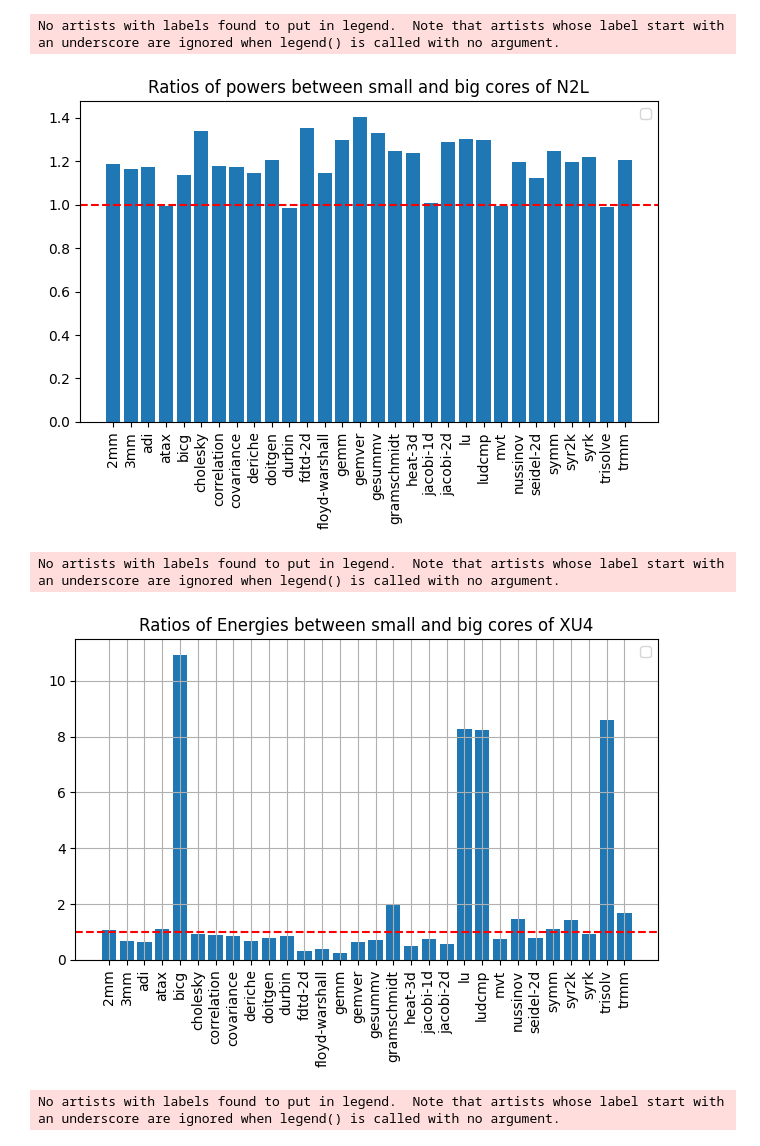
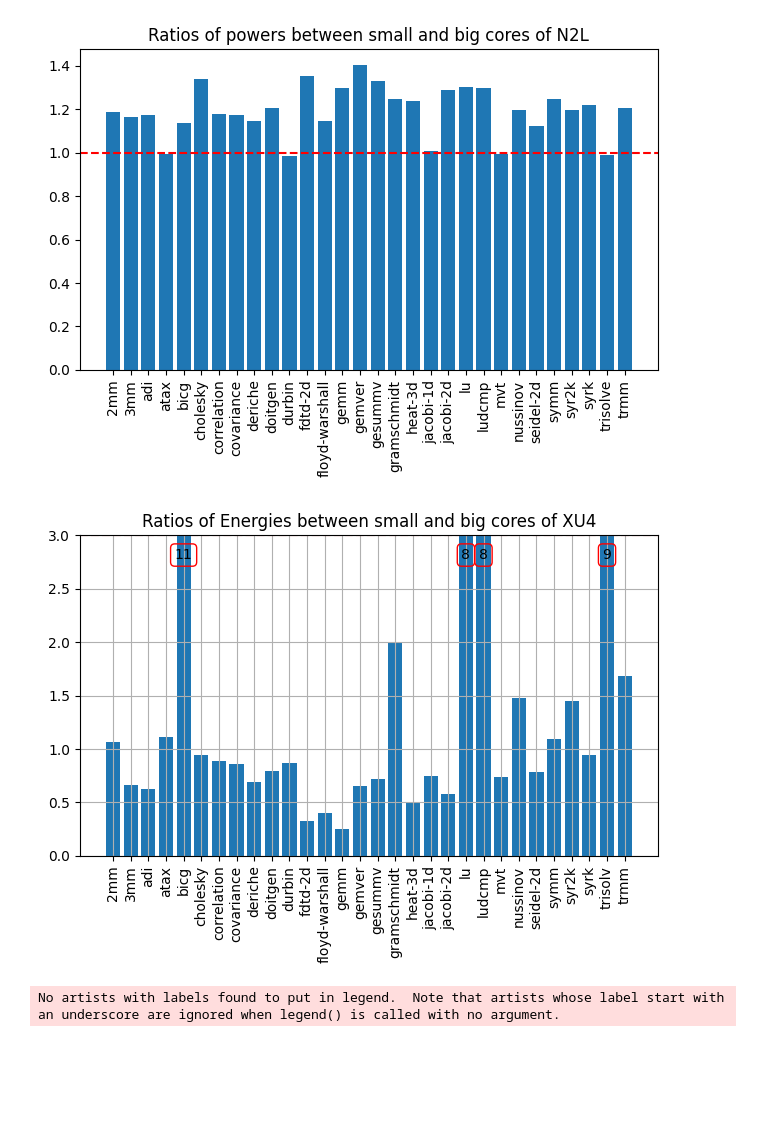
Before and after one commit to Hema-Sri-Ch/mini-project, a Jupyter notebook: Polybench/Powers/Visualize.ipynb, the cells around one changed output. Drawn from its saved outputs; the diff is of its cells as text; code cells hidden in the pictures; blank space fills up the shorter version.

```diff
--- a/Polybench/Powers/Visualize.ipynb
+++ b/Polybench/Powers/Visualize.ipynb
@@ -38,6 +40,6 @@ for file in files:
 # %%
 # Run the 'ls' command and capture its output
-command = "ls power64-0/*.csv"
+command = "ls power64-singleSmall/*.csv"
 output = subprocess.check_output(command, shell=True, text=True)
 
 # Print the captured output
@@ -51,10 +53,11 @@ for file in files:
     Y3.append(df['power'].mean()/1000)
     time = np.array(df['time_stamp'])
     Energy3.append((df['power'].mean()/1000)*((time[-1] - time[0])/1000))
-    X3.append(file[10:-4])
+    t = file.find('/')
+    X3.append(file[t+1:-4])
 # %%
 # Run the 'ls' command and capture its output
-command = "ls power64-2/*.csv"
+command = "ls power64-singleBig/*.csv"
 output = subprocess.check_output(command, shell=True, text=True)
 
 # Print the captured output
@@ -68,7 +71,8 @@ for file in files:
     Y4.append(df['power'].mean()/1000)
     time = np.array(df['time_stamp'])
     Energy4.append((df['power'].mean()/1000)*((time[-1] - time[0])/1000))
-    X4.append(file[10:-4])
+    t = file.find('/')
+    X4.append(file[t+1:-4])
 # %%
 # Plotting small and big cores power averages
 barWidth = 0.5
@@ -179,29 +257,61 @@ plt.grid()
 plt.xticks(rotation=90)
 plt.grid()
 plt.title("Ratios of powers between small and big cores of N2L")
-plt.legend()
 plt.tight_layout()
 plt.savefig("plot6.png")
 plt.show()
 # %% [output]
-No artists with labels found to put in legend.  Note that artists whose label start with an underscore are ignored when legend() is called with no argument.
 [figure]
 # %%
 eY = []
 for i in range(30):
     eY.append(Energy2[i]/Energy1[i])
-plt.bar(X1, eY)
-plt.xticks(rotation=90)
-plt.axhline(y=1, linestyle='--', color='red')
+# plt.bar(X1, eY)
+# plt.xticks(rotation=90)
+# plt.ylim(0, 3)
+# plt.axhline(y=1, linestyle='--', color='red')
+# plt.grid()
+# plt.title("Ratios of Energies between small and big cores of XU4")
+# plt.legend()
+# plt.tight_layout()
+# plt.savefig("plot7.png")
+# plt.show()
+# Plotting the bar graph with adjusted bar width and positions
+fig, ax = plt.subplots()
+
+# Adjust the width of each bar
+bar_width = 0.8
+
+# Compute the positions of the bars with additional space
+bar_positions = np.arange(len(X1)) * (bar_width + 0.2)
+
+# Plot the bars
+bars = plt.bar(bar_positions, eY, width=bar_width)
+
+# Set the y-limit to accommodate the annotation
+plt.ylim(0, 3)
+
+# Add a horizontal line at the y-axis limit
+plt.axhline(y=3, linestyle='--', color='red')
+
+# Annotate bars with their y-values if they exceed the y-axis limit
+for bar in bars:
+    yval = bar.get_height()
+    if yval > 3:
+        plt.text(bar.get_x() + bar.get_width()/2, 2.75, f'{yval:.0f}', ha='center', va='bottom',color='black', fontsize=10,
+                 bbox=dict(boxstyle='round', edgecolor='red', facecolor='none', linewidth=1))
+
+# Customize the plot
+plt.xticks(bar_positions, X1, rotation=90)
 plt.grid()
 plt.title("Ratios of Energies between small and big cores of XU4")
-plt.legend()
 plt.tight_layout()
+
+# Save the plot to a file and display
 plt.savefig("plot7.png")
 plt.show()
 # %% [output]
-No artists with labels found to put in legend.  Note that artists whose label start with an underscore are ignored when legend() is called with no argument.
-[figure, old version]
+[figure, new version]
 # %%
 eY = []
 for i in range(30):
```
Also changed, not shown: parts of 9 cells of this notebook, 7 other files.
